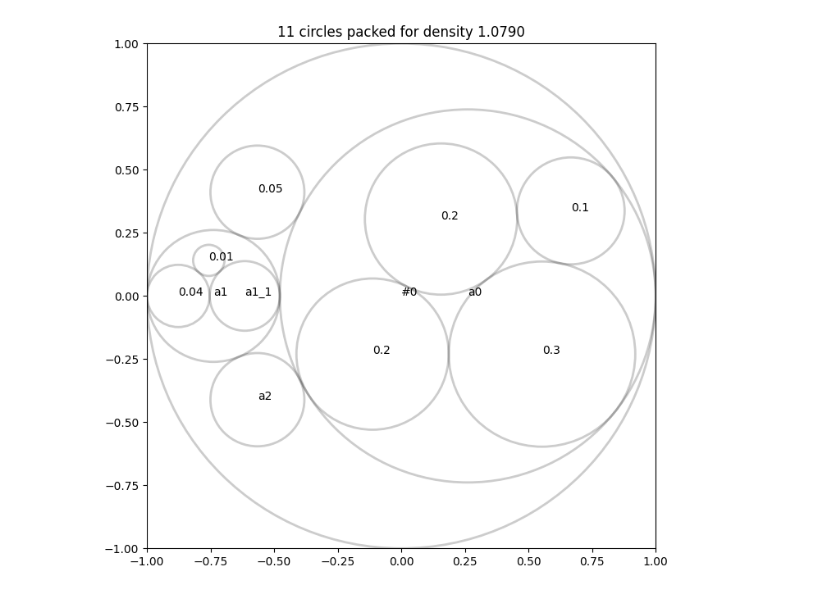
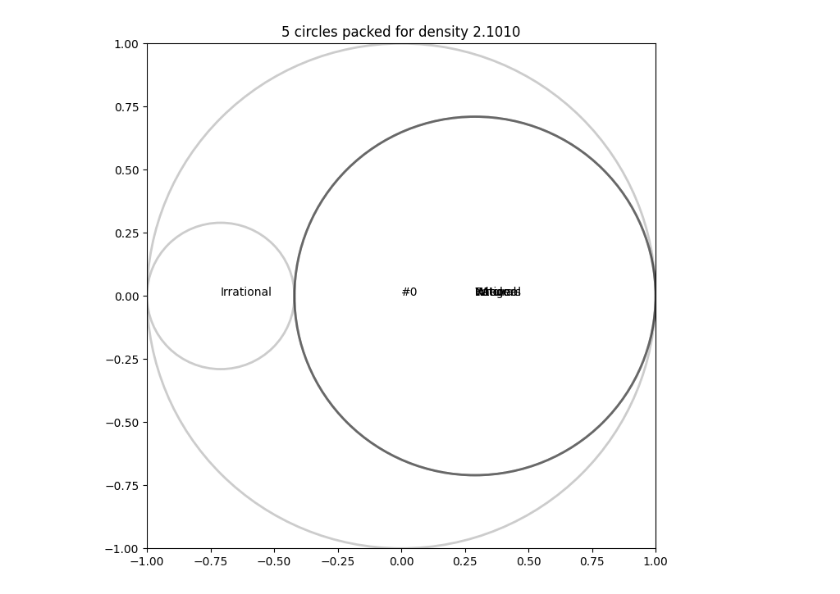
Before and after one commit to StephenBurke/math-dendro, a Jupyter notebook: bubbles.ipynb, the cells around one changed output. Saved outputs shown, nothing was run; the diff lists cells and outputs as text; code cells hidden in the pictures.

```diff
--- a/bubbles.ipynb
+++ b/bubbles.ipynb
@@ -9,15 +9,19 @@ from pprint import pprint as pp
 import circlify as circ
 # %%
 data = [
-        0.05, {'id': 'a2', 'datum': 0.05},
-        {'id': 'a0', 'datum': 0.8, 'children': [0.3, 0.2, 0.2, 0.1], },
-        {'id': 'a1', 'datum': 0.1, 'children': [
-            {'id': 'a1_1', 'datum': 0.05}, {'datum': 0.04}, 0.01],
+        {'id': 'Irrational', 'datum': 0.05},
+        {'id': 'Rational', 'datum': 0.3, 'children': [
+            {'id': 'Integers', 'datum': 0.2, 'children': [
+                {'id': 'Whole', 'datum': 0.1, 'children': [
+                    {'id': 'Natural', 'datum': 0.05}
+                ]}
+            ]},
+            ],
         },
     ]
 
 circles = circ.circlify(data, show_enclosure=True)
 
 circ.bubbles(circles)
 # %% [output]
-[figure, old version]
+[figure, new version]
```
